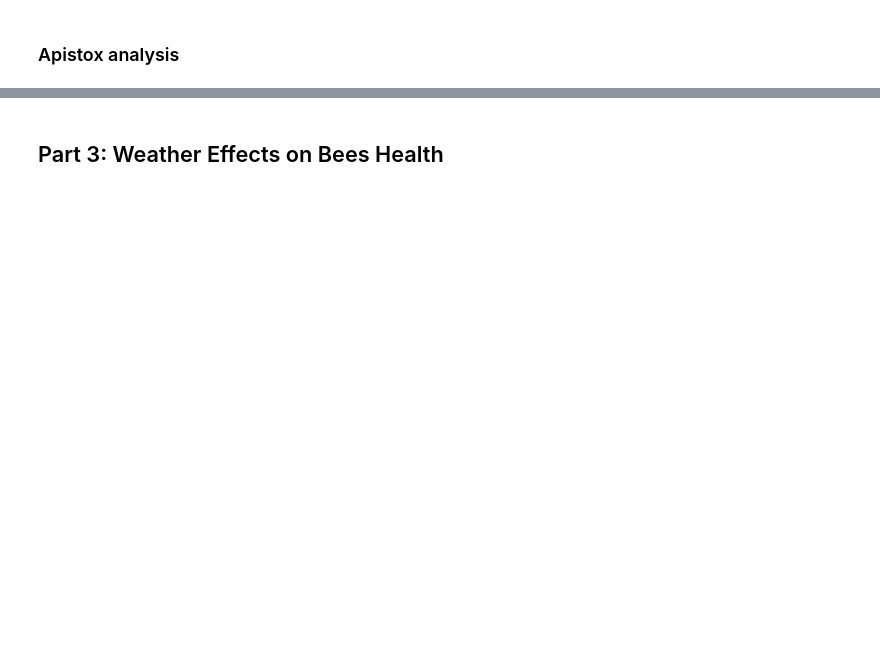
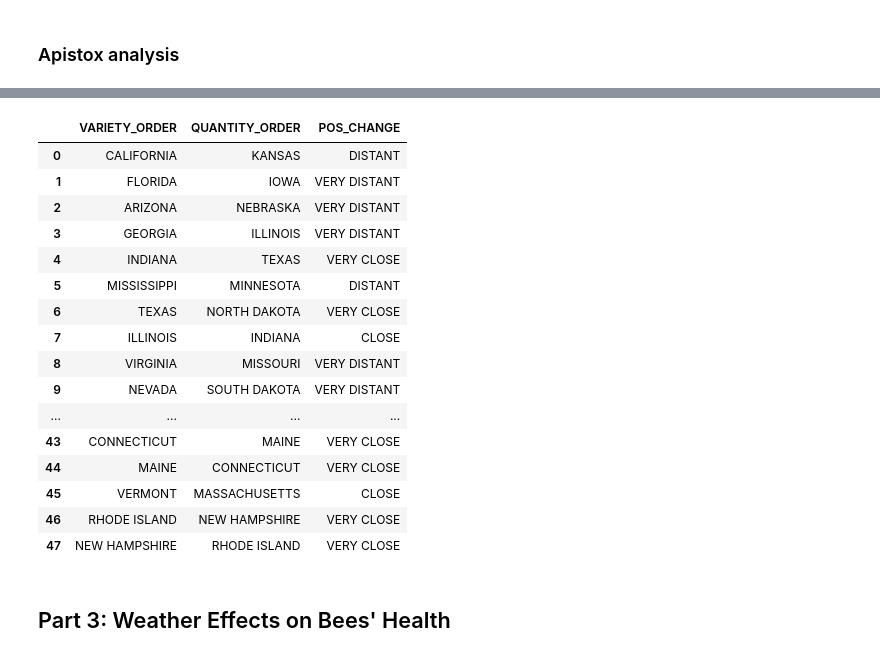
Before and after one commit to Ddav3/Bees_production_analysis, a Jupyter notebook: honey_production.ipynb, the cells around one changed output, grey strips where cells are left out. Drawn from its saved outputs; the diff is of its cells as text; code cells hidden in the pictures; blank space fills up the shorter version.

```diff
--- a/honey_production.ipynb
+++ b/honey_production.ipynb
@@ -345,2 +299,45 @@ pesticide_usage_df
+# %%
+#riordina states per mean kg e aggiungi colonna di stima di posizione
+apistox_complete_df = apistox_complete_df_copy
+apistox_complete_df = apistox_complete_df.groupby("STATE_NAME")[["MEAN_KG"]].sum().sort_values("MEAN_KG", ascending=False).reset_index()["STATE_NAME"].rename("QUANTITY_ORDER")
+apistox_complete_df = pd.concat([variety_order, apistox_complete_df ], axis = 1)
+
+variety_order_idx = apistox_complete_df.index.to_list()
+quantity_order_idx = []
+for state in apistox_complete_df.VARIETY_ORDER:
+    quantity_order_idx.append(apistox_complete_df[apistox_complete_df["QUANTITY_ORDER"] == state].index[0])
+
+apistox_complete_df["POS_DIFF"] = np.abs(pd.Series(variety_order_idx) - pd.Series(quantity_order_idx))
+
+conditions = [
+    apistox_complete_df["POS_DIFF"] == 0,
+    apistox_complete_df["POS_DIFF"] <= 3,
+    apistox_complete_df["POS_DIFF"] <= 5,
+    apistox_complete_df["POS_DIFF"] <= 10,
+]
+
+distance_labels = ["SAME POSITION", "VERY CLOSE", "CLOSE", "DISTANT"]
+
+apistox_complete_df["POS_CHANGE"] = np.select(conditions, distance_labels, "VERY DISTANT")
+apistox_complete_df.drop("POS_DIFF",axis=1, inplace =True)
+apistox_complete_df
+# %% [output]
+|  | VARIETY_ORDER | QUANTITY_ORDER | POS_CHANGE |
+| 0 | CALIFORNIA | KANSAS | DISTANT |
+| 1 | FLORIDA | IOWA | VERY DISTANT |
+| 2 | ARIZONA | NEBRASKA | VERY DISTANT |
+| 3 | GEORGIA | ILLINOIS | VERY DISTANT |
+| 4 | INDIANA | TEXAS | VERY CLOSE |
+| 5 | MISSISSIPPI | MINNESOTA | DISTANT |
+| 6 | TEXAS | NORTH DAKOTA | VERY CLOSE |
+| 7 | ILLINOIS | INDIANA | CLOSE |
+| 8 | VIRGINIA | MISSOURI | VERY DISTANT |
+| 9 | NEVADA | SOUTH DAKOTA | VERY DISTANT |
+| ... | ... | ... | ... |
+| 43 | CONNECTICUT | MAINE | VERY CLOSE |
+| 44 | MAINE | CONNECTICUT | VERY CLOSE |
+| 45 | VERMONT | MASSACHUSETTS | CLOSE |
+| 46 | RHODE ISLAND | NEW HAMPSHIRE | VERY CLOSE |
+| 47 | NEW HAMPSHIRE | RHODE ISLAND | VERY CLOSE |
 # %% [markdown]
-## Part 3: Weather Effects on Bees Health
+## Part 3: Weather Effects on Bees' Health
```
Also changed, not shown: parts of 11 cells of this notebook, 1 other file.
